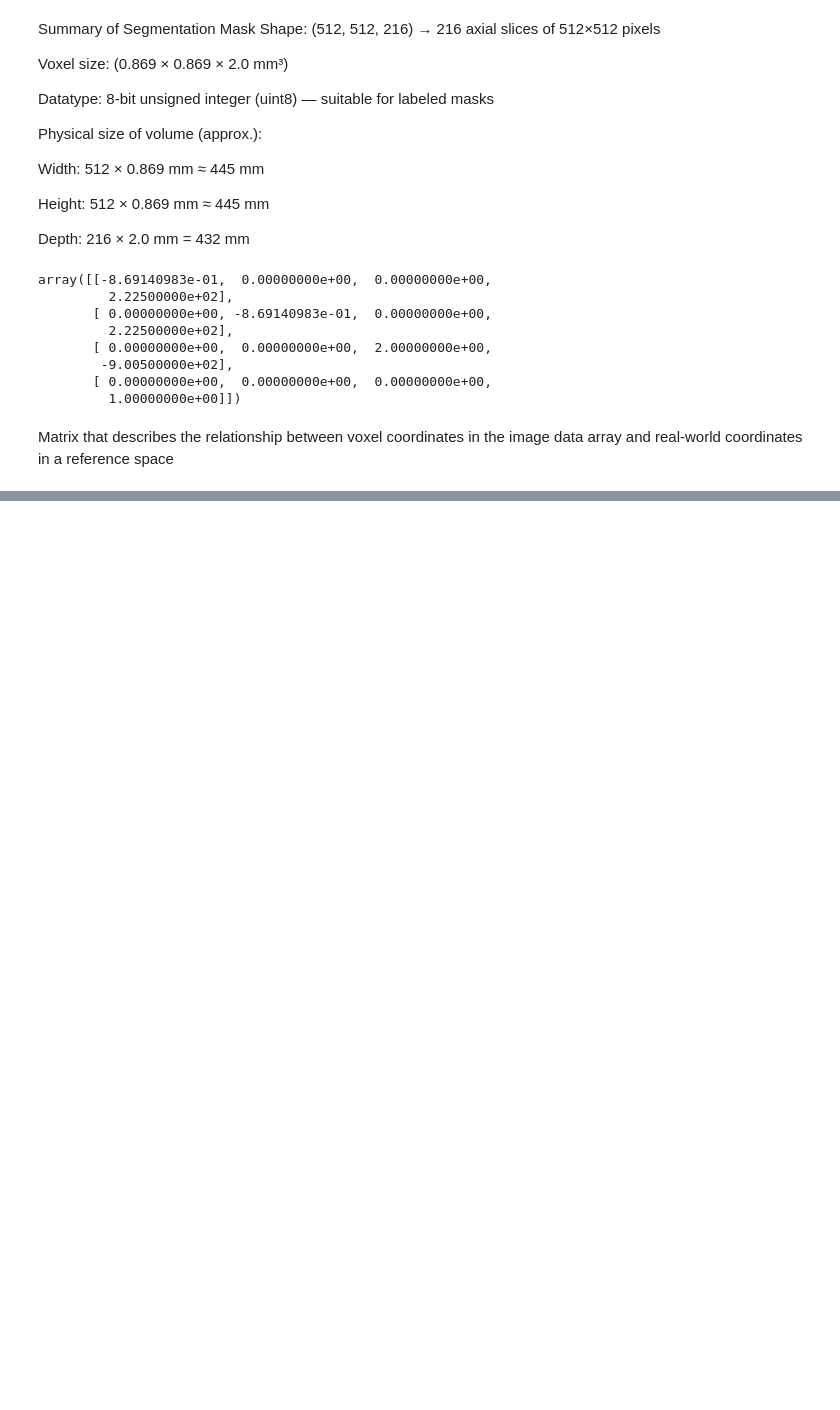
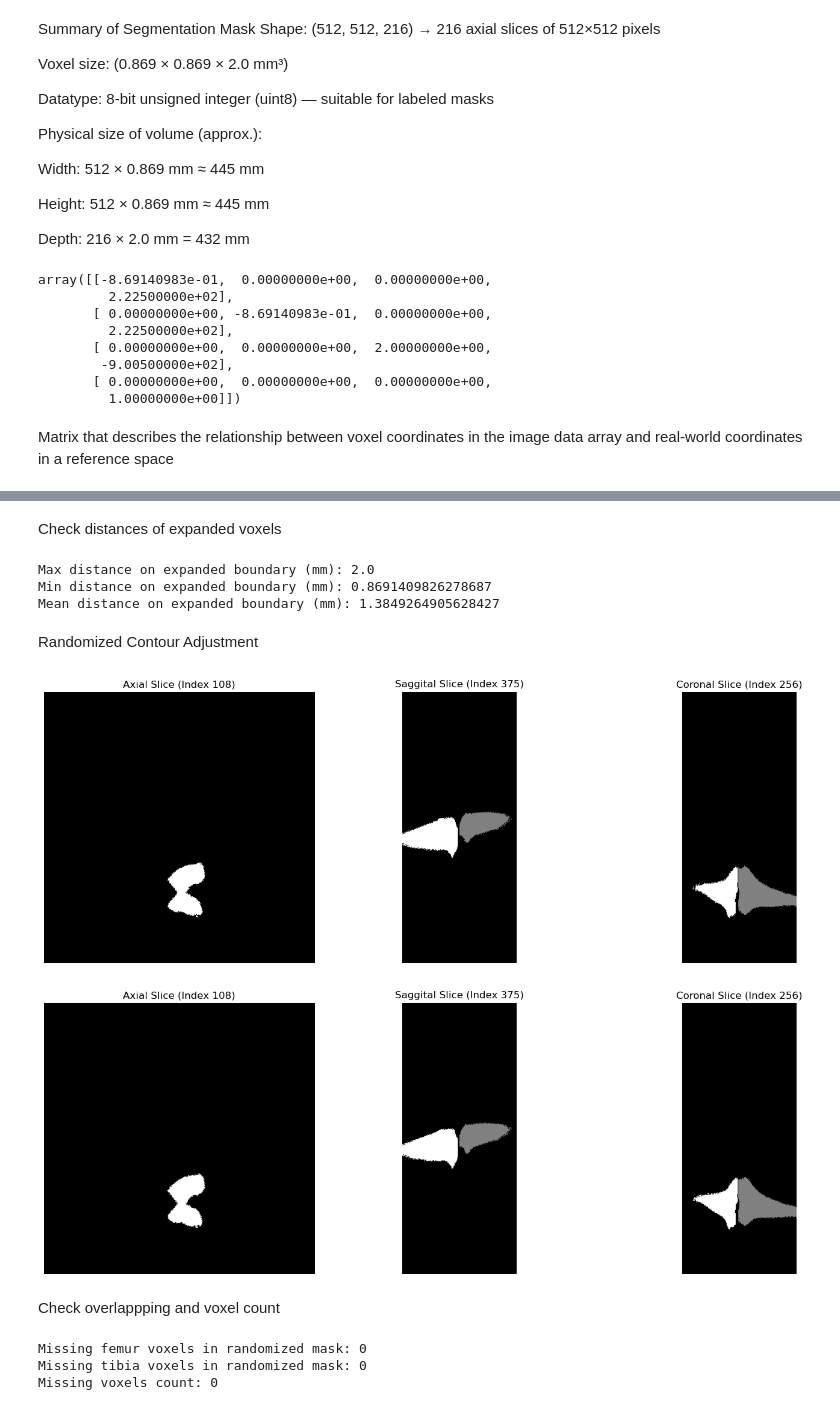
Before and after one commit to kitarp07/RA_Selection_Task, a Jupyter notebook: notebooks/contour_expansion.ipynb, the cells around one changed output, grey strips where cells are left out. Saved outputs shown, nothing was run; the diff lists cells and outputs as text; code cells hidden in the pictures; blank space fills up the shorter version.

```diff
--- a/notebooks/contour_expansion.ipynb
+++ b/notebooks/contour_expansion.ipynb
@@ -44,0 +148,24 @@ Matrix that describes the relationship between voxel coordinates in the image da
+# %% [markdown]
+Check distances of expanded voxels
+# %%
+# binary original mask (e.g. femur_mask)
+maskk = mask.astype(bool)
+
+# Calculate distance transform of the background (~mask)
+distance = distance_transform_edt(~maskk, sampling=spacing)
+
+# Find expanded mask boundary voxels (voxels in expanded but not in original)
+expanded_boundary = (expanded_mask.astype(bool) & ~maskk)
+
+# Get distance values on expanded boundary
+distances_on_boundary = distance[expanded_boundary]
+
+print("Max distance on expanded boundary (mm):", distances_on_boundary.max())
+print("Min distance on expanded boundary (mm):", distances_on_boundary.min())
+print("Mean distance on expanded boundary (mm):", distances_on_boundary.mean())
+# %% [output]
+Max distance on expanded boundary (mm): 2.0
+Min distance on expanded boundary (mm): 0.8691409826278687
+Mean distance on expanded boundary (mm): 1.3849264905628427
+# %% [markdown]
+Randomized Contour Adjustment
@@ -44,0 +234,28 @@ Matrix that describes the relationship between voxel coordinates in the image da
+# %%
+plot_slices(rand_mask1)
+plot_slices(rand_mask2)
+# %% [output]
+[figure, added]
+[figure, added]
+# %% [markdown]
+Check overlappping and voxel count
+# %%
+original_femur = (mask == 1)
+randomized_femur = (rand_mask1 == 1)
+
+missing_femur = original_femur & (~randomized_femur)
+print(f"Missing femur voxels in randomized mask: {np.sum(missing_femur)}")
+
+original_tibia = (mask == 2)
+randomized_tibia = (rand_mask1 == 2)
+
+missing_tibia = original_tibia & (~randomized_tibia)
+print(f"Missing tibia voxels in randomized mask: {np.sum(missing_tibia)}")
+
+
+missing = femur_mask & (~femur_rand1)
+print(f"Missing voxels count: {np.sum(missing)}")  # should be 0
+# %% [output]
+Missing femur voxels in randomized mask: 0
+Missing tibia voxels in randomized mask: 0
+Missing voxels count: 0
```
Also changed, not shown: parts of 15 cells of this notebook, 1 other file.
